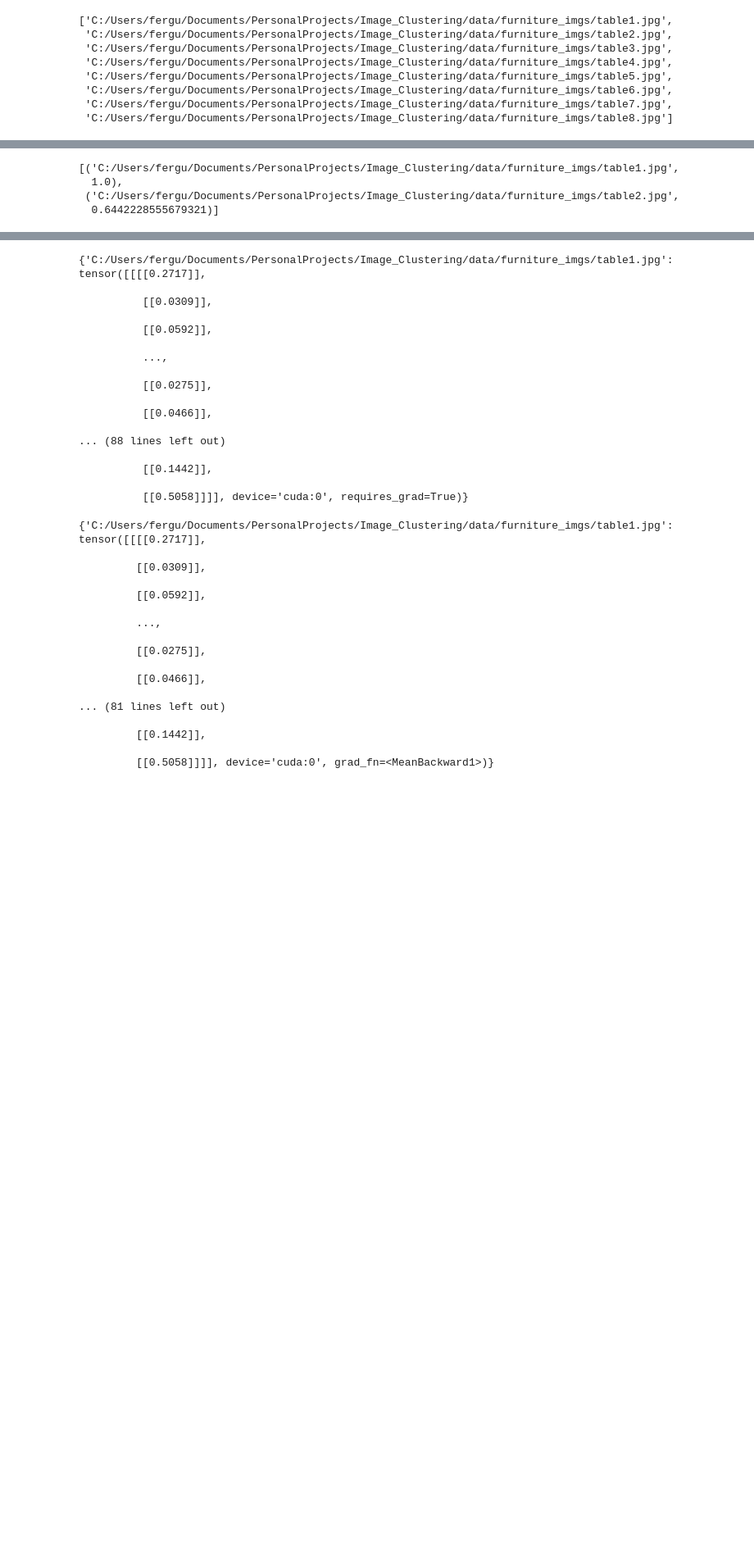
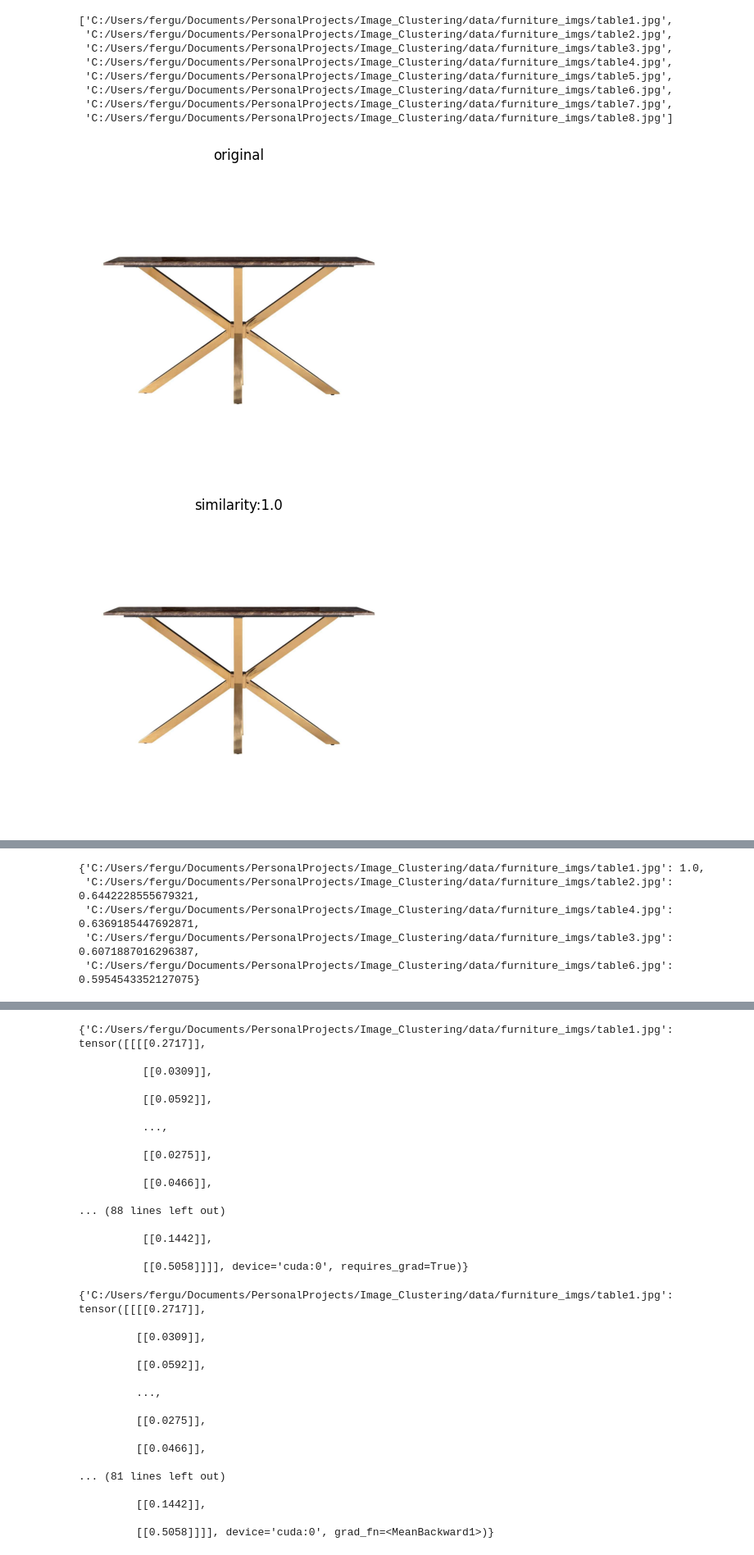
Before and after one commit to totogot/ImageSimilarity, a Jupyter notebook: src/image_similarity.ipynb, the cells around one changed output, grey strips where cells are left out. Shown at 82% size. Saved outputs shown, nothing was run; the diff lists cells and outputs as text; code cells hidden in the pictures; blank space fills up the shorter version.

Commit message:
refining similar image output

```diff
--- a/src/image_similarity.ipynb
+++ b/src/image_similarity.ipynb
@@ -139,12 +139,36 @@ class Img2Vec():
             sim = cosine(v, target_vector)[0].item()
             sim_dict[k] = sim
 
-        sim_dict = {k: v for k, v in sorted(sim_dict.items(), key=lambda item: item[1], reverse=True)}
+        sim_dict = {k: v for k, v in sorted(sim_dict.items(),
+                                            key=lambda item: item[1],
+                                            reverse=True)}
 
         if n is not None:
-            sim_dict = list(sim_dict.items())[:n]
+            sim_dict = dict(list(sim_dict.items())[:n])
+
+        self.output_images(sim_dict, target_file)
 
         return sim_dict
+
+
+    def output_images(self, similar, target):
+
+        self.display_img(target, 'original')
+
+        for k, v in similar.items():
+            self.display_img(k, 'similarity:' + str(v))
+
+        return
+
+
+    def display_img(self, path, title):
+
+        plt.imshow(Image.open(path))
+        plt.axis('off')
+        plt.title(title)
+        plt.show()
+
+        return
 
 
     def save_dataset(self, path):
@@ -167,11 +191,9 @@ class Img2Vec():
             self.dataset = data["embeddings"]
         else:
             raise AttributeError(
-                f'NN architecture "{self.architecture}" does not match the'
-                +
-                ' "{data["model"]}" model used to generate saved embeddings.'
-                +
-                ' Re-initiate Img2Vec with correct architecture and reload.'
+                f'NN architecture "{self.architecture}" does not match the '
+                +f'"{data["model"]}" model used to generate saved embeddings. '
+                +'Re-initiate Img2Vec with correct architecture and reload.'
                 )
 
         return
@@ -194,5 +216,7 @@ test.files
  'C:/Users/fergu/Documents/PersonalProjects/Image_Clustering/data/furniture_imgs/table7.jpg',
  'C:/Users/fergu/Documents/PersonalProjects/Image_Clustering/data/furniture_imgs/table8.jpg']
 # %%
-test.similar_images("C:/Users/fergu/Documents/PersonalProjects/Image_Clustering/data/furniture_imgs/table1.jpg", n=2)
+test.similar_images("C:/Users/fergu/Documents/PersonalProjects/Image_Clustering/data/furniture_imgs/table1.jpg", n=5)
 # %% [output]
+[figure, added]
+[figure, added]
@@ -199,7 +227,8 @@ test.similar_images("C:/Users/fergu/Documents/PersonalProjects/Image_Clustering/
-[('C:/Users/fergu/Documents/PersonalProjects/Image_Clustering/data/furniture_imgs/table1.jpg',
-  1.0),
- ('C:/Users/fergu/Documents/PersonalProjects/Image_Clustering/data/furniture_imgs/table2.jpg',
-  0.6442228555679321)]
+{'C:/Users/fergu/Documents/PersonalProjects/Image_Clustering/data/furniture_imgs/table1.jpg': 1.0,
+ 'C:/Users/fergu/Documents/PersonalProjects/Image_Clustering/data/furniture_imgs/table2.jpg': 0.6442228555679321,
+ 'C:/Users/fergu/Documents/PersonalProjects/Image_Clustering/data/furniture_imgs/table4.jpg': 0.6369185447692871,
+ 'C:/Users/fergu/Documents/PersonalProjects/Image_Clustering/data/furniture_imgs/table3.jpg': 0.6071887016296387,
+ 'C:/Users/fergu/Documents/PersonalProjects/Image_Clustering/data/furniture_imgs/table6.jpg': 0.5954543352127075}
 # %%
 test.save_dataset("C:/Users/fergu/Documents/PersonalProjects/Image_Clustering/data")
 # %%
```
Also changed, not shown: parts of 2 cells of this notebook.
